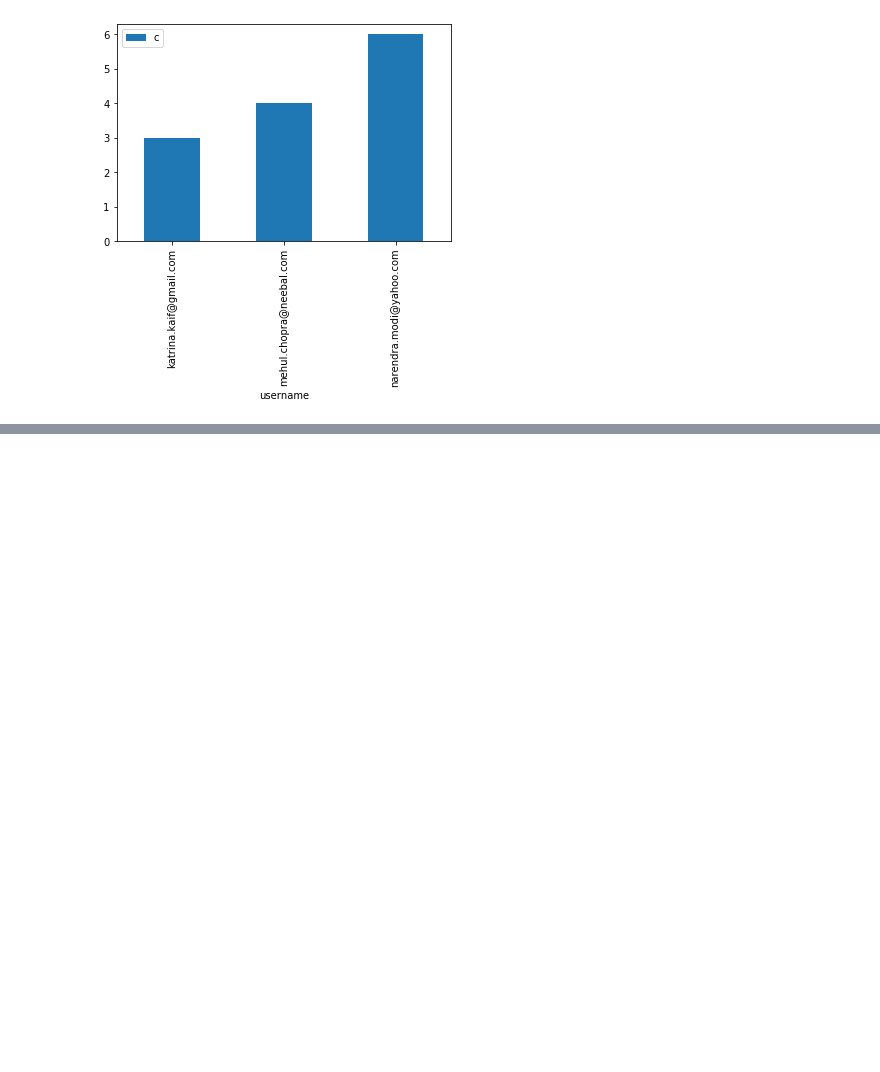
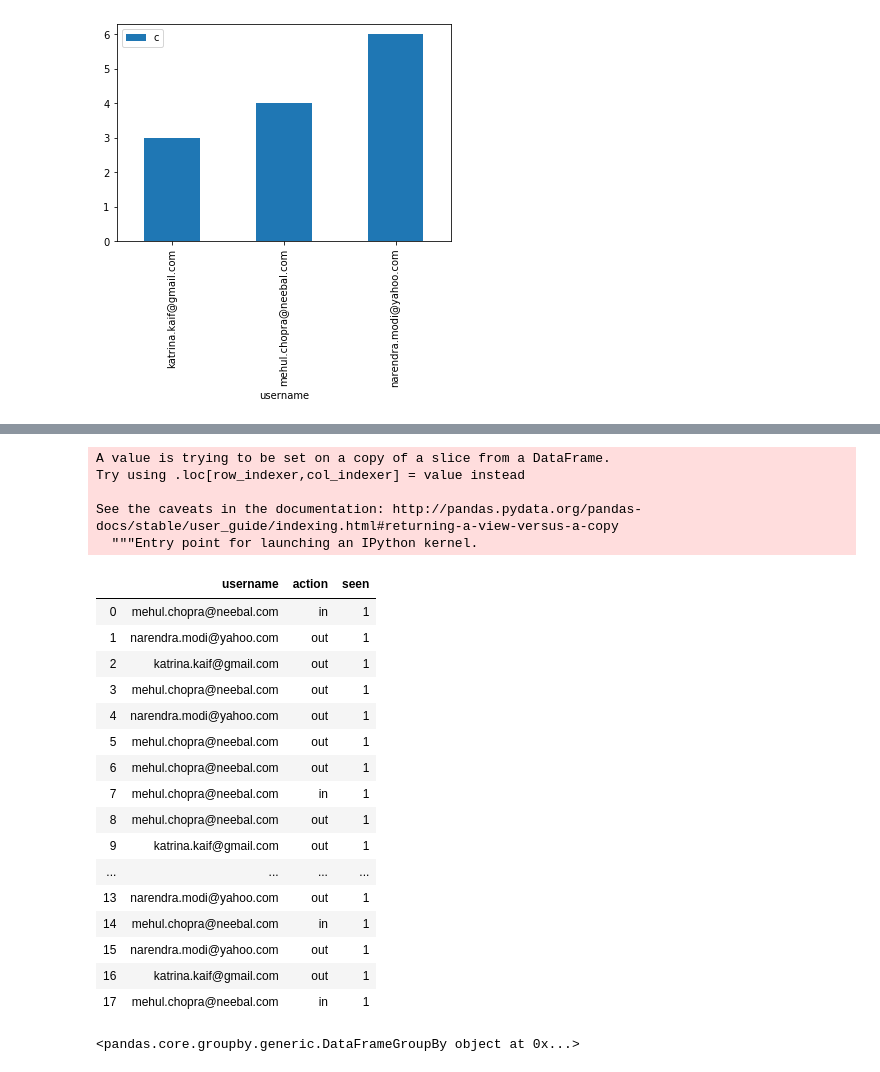
Before and after one commit to IACZ/ivan-data-analytics, a Jupyter notebook: fb_data.ipynb, the cells around one changed output, grey strips where cells are left out. Drawn from its saved outputs; the diff is of its cells as text; code cells hidden in the pictures; blank space fills up the shorter version.

```diff
--- a/fb_data.ipynb
+++ b/fb_data.ipynb
@@ -114,0 +155,31 @@ plt.show()
+# %%
+d2['seen'] = 1
+d2
+# %% [output]
+A value is trying to be set on a copy of a slice from a DataFrame.
+Try using .loc[row_indexer,col_indexer] = value instead
+
+See the caveats in the documentation: http://pandas.pydata.org/pandas-docs/stable/user_guide/indexing.html#returning-a-view-versus-a-copy
+  """Entry point for launching an IPython kernel.
+|  | username | action | seen |
+| 0 | mehul.chopra@neebal.com | in | 1 |
+| 1 | narendra.modi@yahoo.com | out | 1 |
+| 2 | katrina.kaif@gmail.com | out | 1 |
+| 3 | mehul.chopra@neebal.com | out | 1 |
+| 4 | narendra.modi@yahoo.com | out | 1 |
+| 5 | mehul.chopra@neebal.com | out | 1 |
+| 6 | mehul.chopra@neebal.com | out | 1 |
+| 7 | mehul.chopra@neebal.com | in | 1 |
+| 8 | mehul.chopra@neebal.com | out | 1 |
+| 9 | katrina.kaif@gmail.com | out | 1 |
+| ... | ... | ... | ... |
+| 13 | narendra.modi@yahoo.com | out | 1 |
+| 14 | mehul.chopra@neebal.com | in | 1 |
+| 15 | narendra.modi@yahoo.com | out | 1 |
+| 16 | katrina.kaif@gmail.com | out | 1 |
+| 17 | mehul.chopra@neebal.com | in | 1 |
+# %%
+d8 = d2.groupby(['username', 'action'])
+d8
+# %% [output]
+<pandas.core.groupby.generic.DataFrameGroupBy object at 0x...>
```
Also changed, not shown: parts of 6 cells of this notebook, 2 other files.
